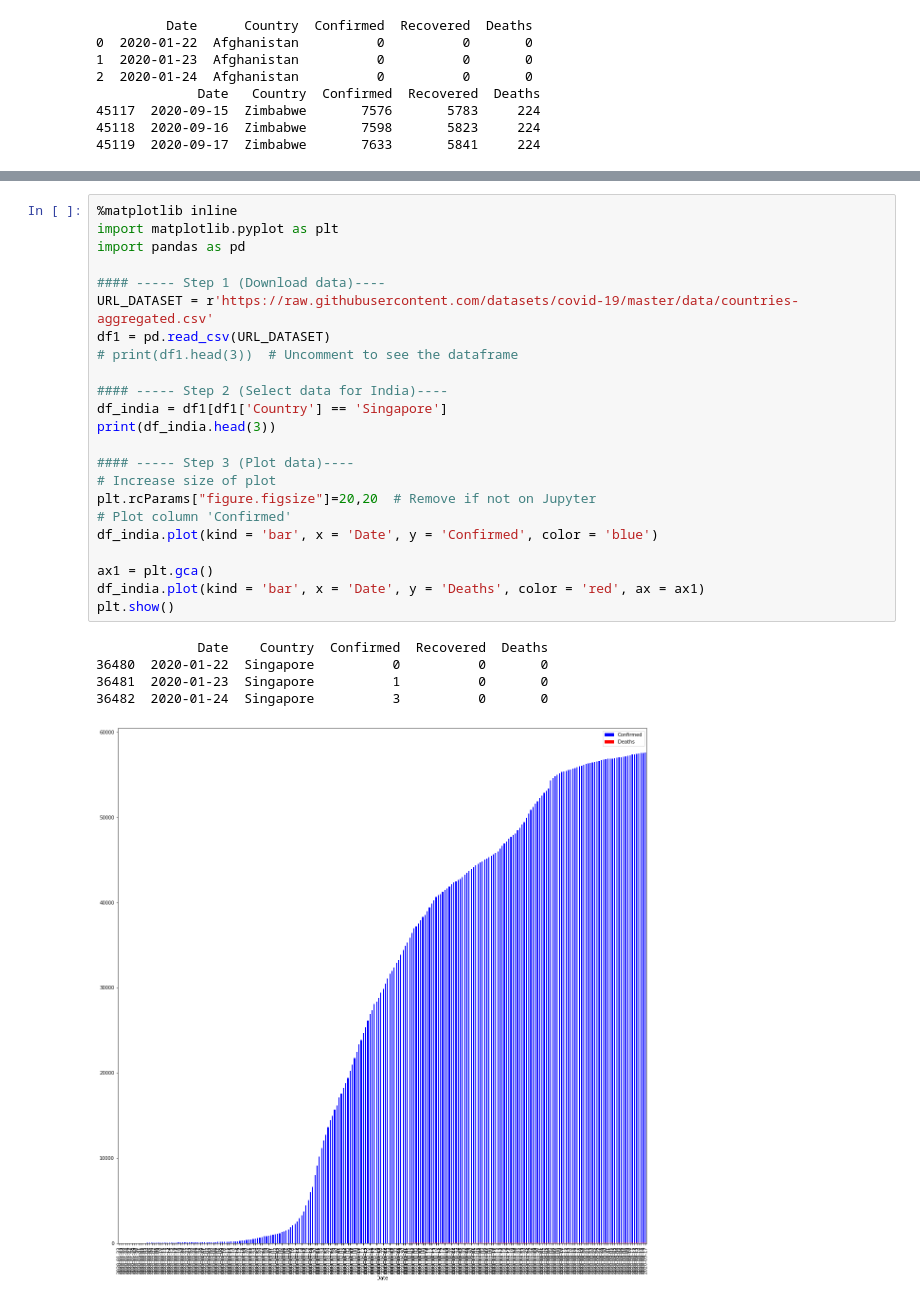
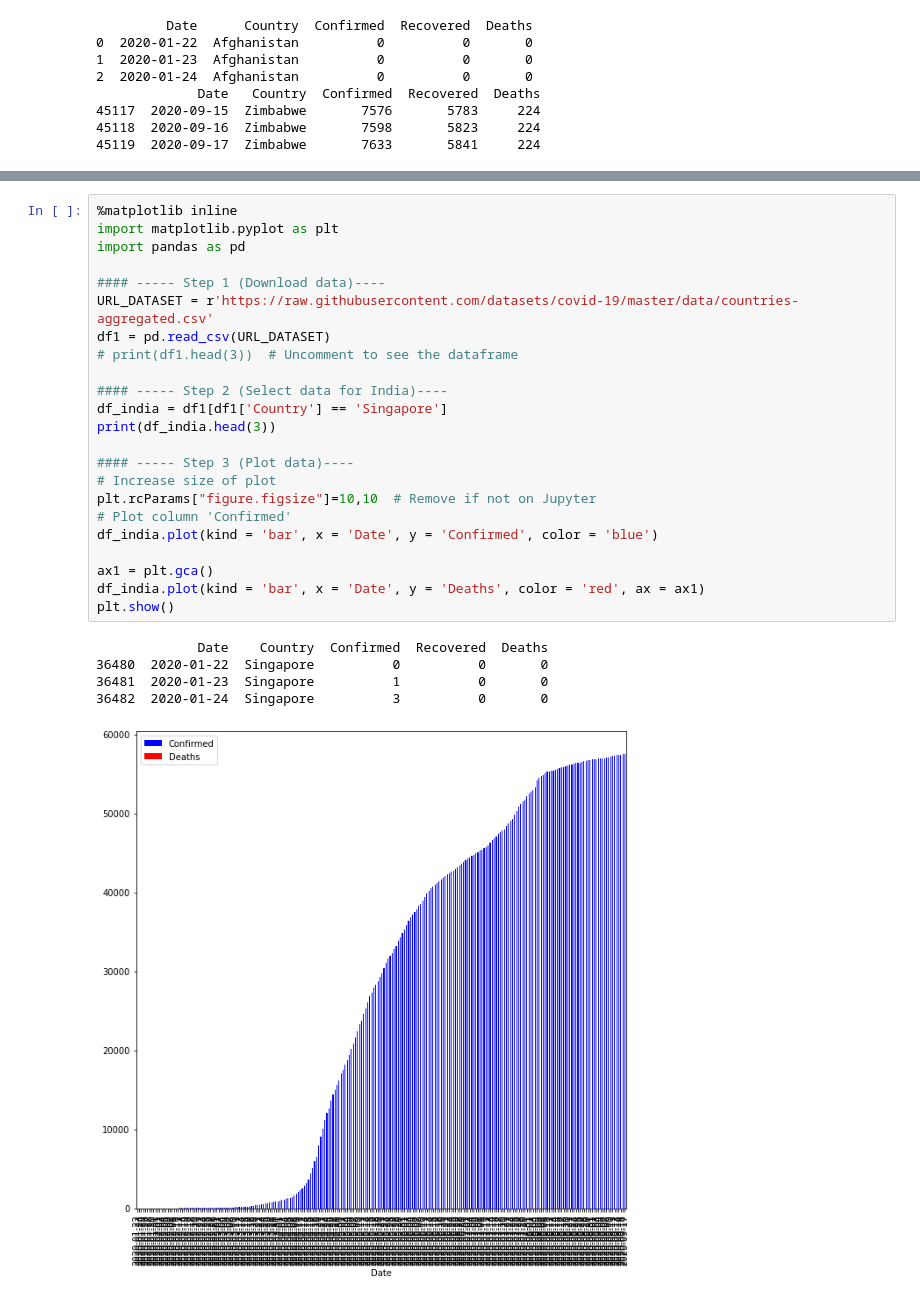
Before and after one commit to shashanksingh/blog_redux, a Jupyter notebook: _notebooks/2020-10-18.ipynb, the cells around one changed output, grey strips where cells are left out. Drawn from its saved outputs; the diff is of its cells as text.

```diff
--- a/_notebooks/2020-10-18.ipynb
+++ b/_notebooks/2020-10-18.ipynb
@@ -74,29 +75,29 @@ plt.show()
 # %%
 %matplotlib inline
 import matplotlib.pyplot as plt
 import pandas as pd
 
 #### ----- Step 1 (Download data)----
 URL_DATASET = r'https://raw.githubusercontent.com/datasets/covid-19/master/data/countries-aggregated.csv'
 df1 = pd.read_csv(URL_DATASET)
 # print(df1.head(3))  # Uncomment to see the dataframe
 
 #### ----- Step 2 (Select data for India)----
 df_india = df1[df1['Country'] == 'Singapore']
 print(df_india.head(3))
 
 #### ----- Step 3 (Plot data)----
 # Increase size of plot
-plt.rcParams["figure.figsize"]=20,20  # Remove if not on Jupyter
+plt.rcParams["figure.figsize"]=10,10  # Remove if not on Jupyter
 # Plot column 'Confirmed'
 df_india.plot(kind = 'bar', x = 'Date', y = 'Confirmed', color = 'blue')
 
 ax1 = plt.gca()
 df_india.plot(kind = 'bar', x = 'Date', y = 'Deaths', color = 'red', ax = ax1)
 plt.show()
 # %% [output]
              Date    Country  Confirmed  Recovered  Deaths
 36480  2020-01-22  Singapore          0          0       0
 36481  2020-01-23  Singapore          1          0       0
 36482  2020-01-24  Singapore          3          0       0
-[figure, old version]
+[figure, new version]
```
Also changed, not shown: parts of 1 cell of this notebook.
